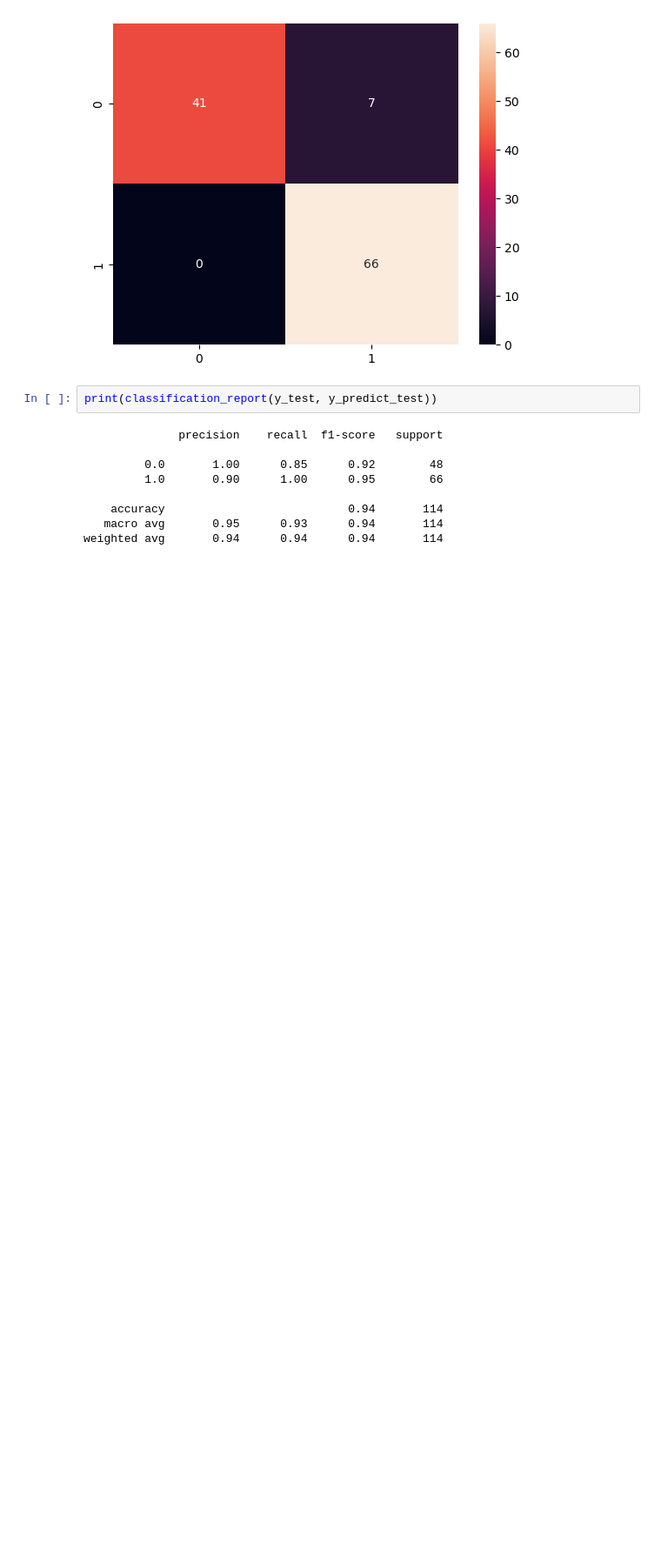
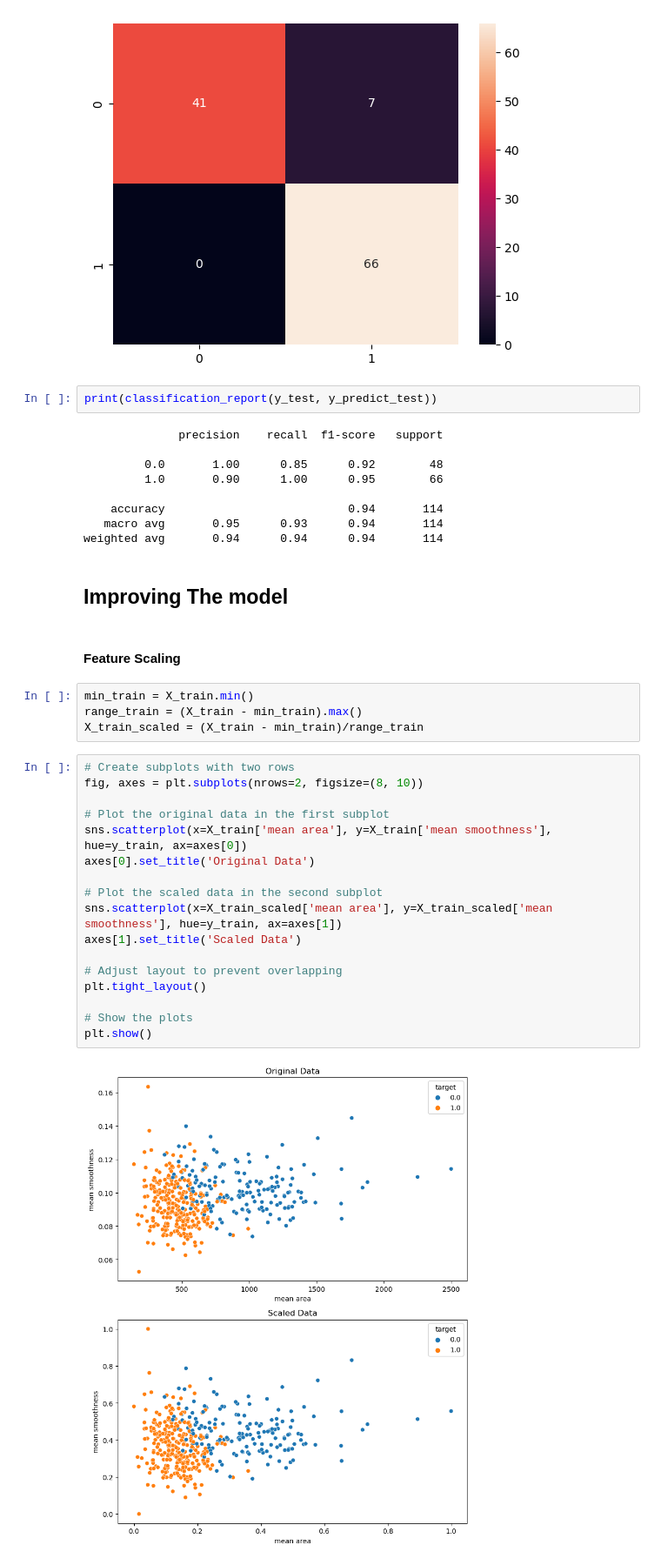
Before and after one commit to AlvaroBishop/SVM_BreastCancerPrediction, a Jupyter notebook: SVM_BreastCancerPrediction.ipynb, the cells around one changed output. Shown at 87% size. Saved outputs shown, nothing was run; the diff lists cells and outputs as text; blank space fills up the shorter version.

Commit message:
finish improving the model

```diff
--- a/SVM_BreastCancerPrediction.ipynb
+++ b/SVM_BreastCancerPrediction.ipynb
@@ -252,3 +252,30 @@ print(classification_report(y_test, y_predict_test))
     accuracy                           0.94       114
    macro avg       0.95      0.93      0.94       114
 weighted avg       0.94      0.94      0.94       114
+# %% [markdown]
+## Improving The model
+# %% [markdown]
+#### Feature Scaling
+# %%
+min_train = X_train.min()
+range_train = (X_train - min_train).max()
+X_train_scaled = (X_train - min_train)/range_train
+# %%
+# Create subplots with two rows
+fig, axes = plt.subplots(nrows=2, figsize=(8, 10))
+
+# Plot the original data in the first subplot
+sns.scatterplot(x=X_train['mean area'], y=X_train['mean smoothness'], hue=y_train, ax=axes[0])
+axes[0].set_title('Original Data')
+
+# Plot the scaled data in the second subplot
+sns.scatterplot(x=X_train_scaled['mean area'], y=X_train_scaled['mean smoothness'], hue=y_train, ax=axes[1])
+axes[1].set_title('Scaled Data')
+
+# Adjust layout to prevent overlapping
+plt.tight_layout()
+
+# Show the plots
+plt.show()
+# %% [output]
+[figure, added]
```
Also changed, not shown: parts of 11 cells of this notebook.
